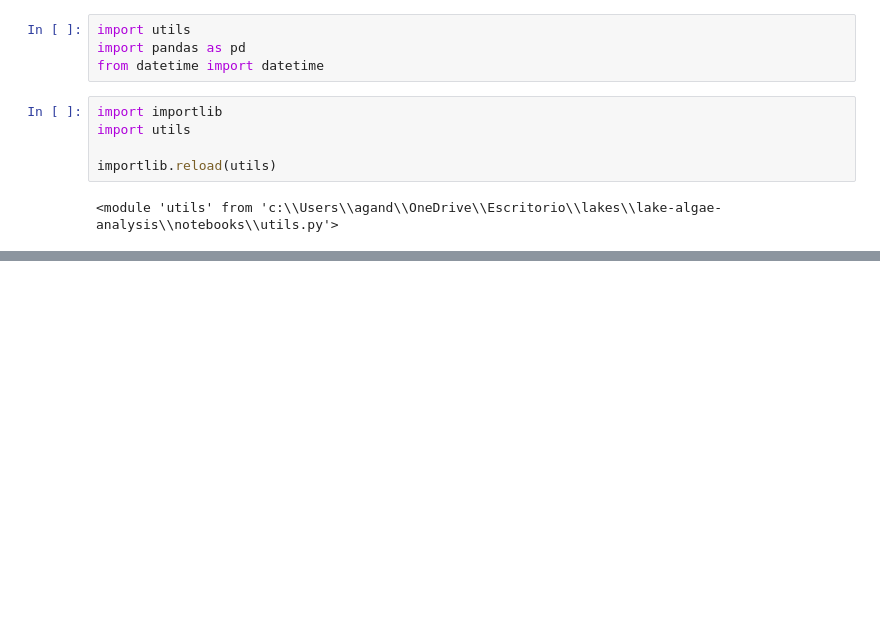
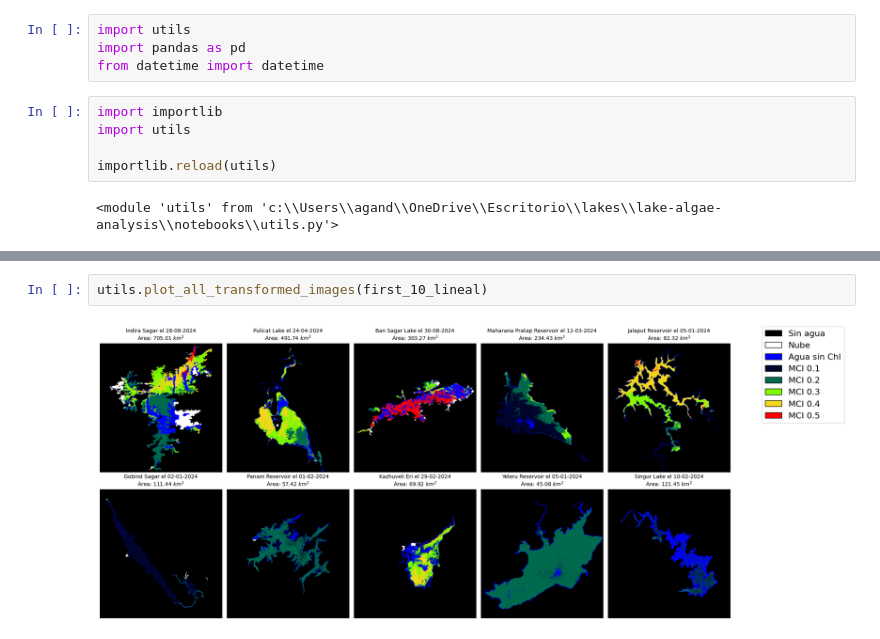
Before and after one commit to Davidmates1/lake_analytics, a Jupyter notebook: notebooks/clasification.ipynb, the cells around one changed output, grey strips where cells are left out. Drawn from its saved outputs; the diff is of its cells as text; blank space fills up the shorter version.

```diff
--- a/notebooks/clasification.ipynb
+++ b/notebooks/clasification.ipynb
@@ -278,0 +78,4 @@ Counter({(0, 0, 0): 62049,
+# %%
+utils.plot_all_transformed_images(first_10_lineal)
+# %% [output]
+[figure, added]
```
Also changed, not shown: parts of 47 cells of this notebook, 4 other files.
